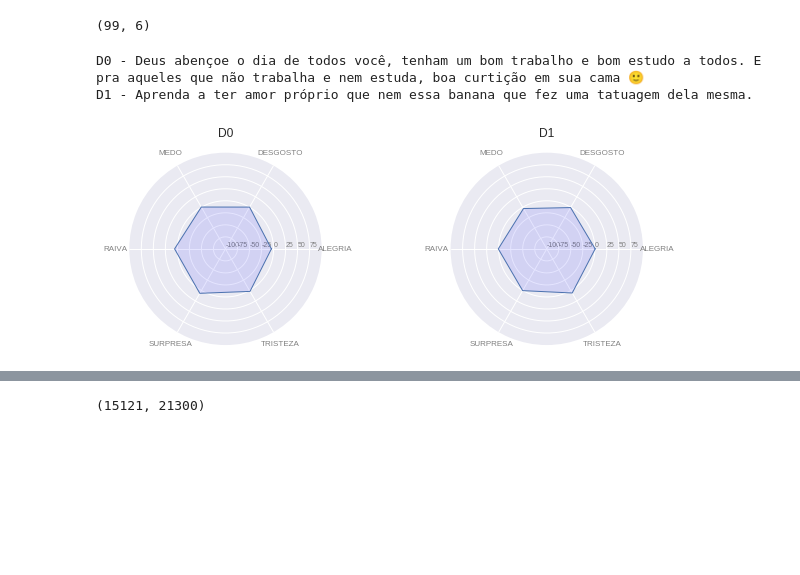
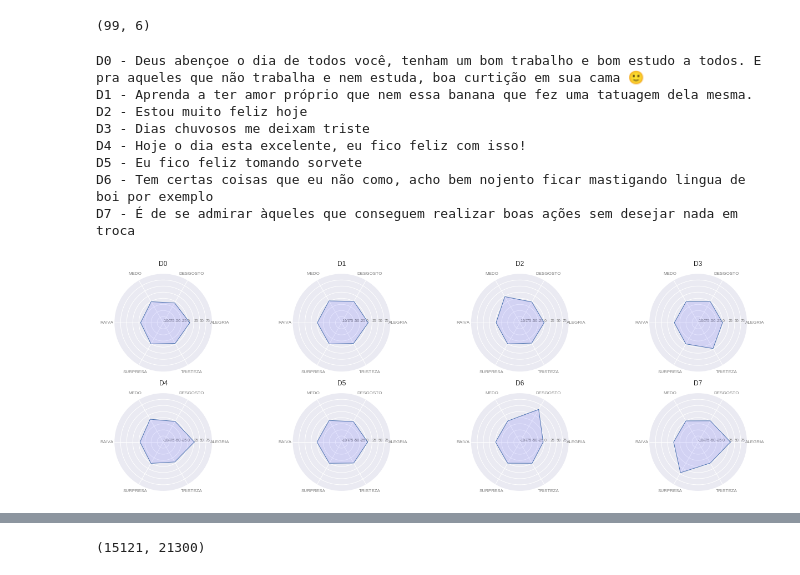
Before and after one commit to rdenadai/TxtP-Study-Notebooks, a Jupyter notebook: notebooks/text_classification_example.ipynb, the cells around one changed output, grey strips where cells are left out. Cells and saved outputs as stored; diff of their text form; code cells hidden in the pictures; blank space fills up the shorter version.

```diff
--- a/notebooks/text_classification_example.ipynb
+++ b/notebooks/text_classification_example.ipynb
@@ -522,17 +554,19 @@ Count:
 50 rows × 97 columns
 # %%
-rank = 150
+rank = 100
 USE = True
 X = X_count if USE else X_tfidf
 weights = weights_count if USE else weights_tfidf
 vectorizer = vec_count if USE else vec_tfidf
 
+X = np.asarray([x for x in X.toarray() if np.sum(x) > np.max(x)])
+
 print('SVD: ')
-AC = copy.deepcopy(X.toarray().T)
+AC = copy.deepcopy(X.T)
 u, s, v = np.linalg.svd(AC, full_matrices=False)
-u, v = u[:, :rank], v[:rank, :] # s[:rank], v[:rank, :]
+# u, v = u[:, :rank], v[:rank, :] # s[:rank], v[:rank, :]
 rank = u.shape[1]
 
-# print('Original and SVD equals: ', np.allclose(AC, np.dot(u, np.dot(np.diag(s), v))))
+print('Original and SVD equals: ', np.allclose(AC, np.dot(u, np.dot(np.diag(s), v))))
 # %% [output]
 SVD:
@@ -649,8 +719,12 @@ def calculate_emotional_state_int3(u, idx, emotion_words, weights, dims):
 #         words += filter(None, [inx if value in inx else None for e, inx in enumerate(idx.keys())])
 #     emotion_words[key] = words
 
-idx = {w: i for i, w in enumerate(weights.index.get_values())}
-lista_palavras = idx.keys()
+# idx = {w: i for i, w in enumerate(weights.index.get_values())}
+# lista_palavras = idx.keys()
+# for key, values in emotion_words.items():
+#     emotion_words[key] = list(set([value for value in values if value in lista_palavras]))
+
+lista_palavras = [w for i, w in enumerate(weights.index.values)]
 for key, values in emotion_words.items():
-    emotion_words[key] = list(filter(None, set([value if value in lista_palavras else None for value in values])))
+    emotion_words[key] = [value for value in values if value in lista_palavras]
 # %%
@@ -700,5 +774,5 @@ display(df.head(50))
 # %%
-wv = calculate_emotional_state_int1(u, idx, emotion_words, weights, rank)
+wv = calculate_emotional_state_int1(u, emotion_words, weights, rank)
 df = pd.DataFrame(wv, columns=emotion_words.keys())
 display(df.head(50))
 # %% [output]
@@ -734,8 +808,7 @@ dtframe = np.ones((size, e_size))
 print(dtframe.shape)
 for i, d in enumerate(ldocs):
     for k in range(e_size):
-        a = [wv[:, k]]
-        b = [v.T[i]]
+        a, b = [wv[:, k]], [v.T[i]]
         dtframe[i][k] = cosine_similarity(a, b)
     mmax, mmin = np.max(dtframe[i]), np.min(dtframe[i])
     if abs(mmin) > mmax:
@@ -752,35 +825,41 @@ N = len(categories)
 # What will be the angle of each axis in the plot? (we divide the plot / number of variable)
 angles = [n / float(N) * 2 * np.pi for n in range(N)]
 angles += angles[:1]
 
 plt.figure(figsize=(18, 12))
-for m in range(2):
+for m in range(8):
     idx = m + 1
 
     values = df.loc[f'D{m}'].values
     values = np.append(values, values[0])
     print(f'D{m} - {frases_originais[m]}')
     # Initialise the spider plot
     ax = plt.subplot(4, 4, idx, polar=True)
     # Title
     plt.title(f'D{m}')
     # Draw one axe per variable + add labels labels yet
     plt.xticks(angles[:-1], categories, color='grey', size=8)
     # Draw ylabels
     ax.set_rlabel_position(0)
     plt.yticks(range(-100, 100, 25), [f'{i}' for i in range(-100, 100, 25)], color="grey", size=7)
     plt.ylim(-100, 100)
     # Plot data
     ax.plot(angles, values, linewidth=1, linestyle='solid')
     # Fill area
     ax.fill(angles, values, 'b', alpha=0.1)
 
 plt.tight_layout()
 plt.show()
 # %% [output]
 D0 - Deus abençoe o dia de todos você, tenham um bom trabalho e bom estudo a todos. E pra aqueles que não trabalha e nem estuda, boa curtição em sua cama 🙂
 D1 - Aprenda a ter amor próprio que nem essa banana que fez uma tatuagem dela mesma.
+D2 - Estou muito feliz hoje
+D3 - Dias chuvosos me deixam triste
+D4 - Hoje o dia esta excelente, eu fico feliz com isso!
+D5 - Eu fico feliz tomando sorvete
+D6 - Tem certas coisas que eu não como, acho bem nojento ficar mastigando lingua de boi por exemplo
+D7 - É de se admirar àqueles que conseguem realizar boas ações sem desejar nada em troca
-[figure, old version]
+[figure, new version]
 # %%
 for i, frase in enumerate(frases_originais):
     print('-' * 20)
```
Also changed, not shown: parts of 23 cells of this notebook.
